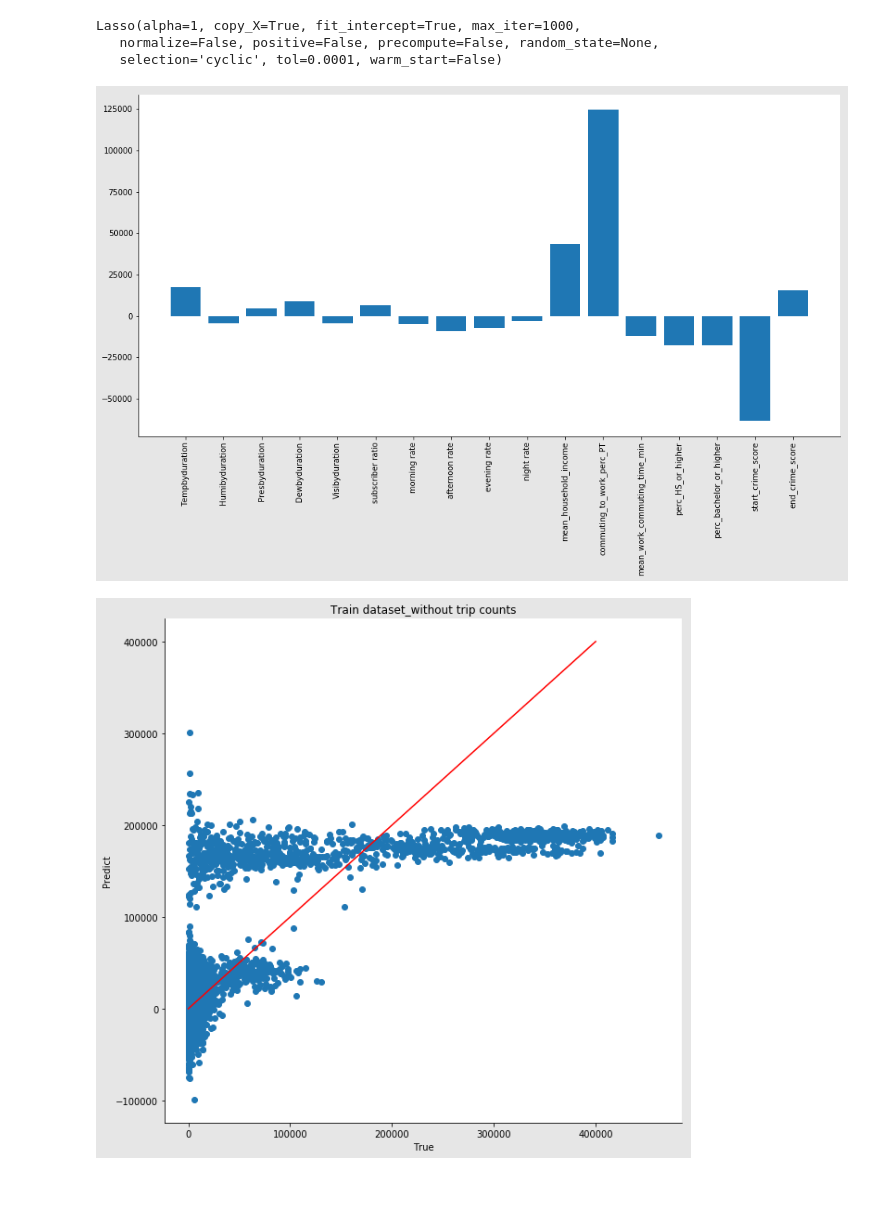
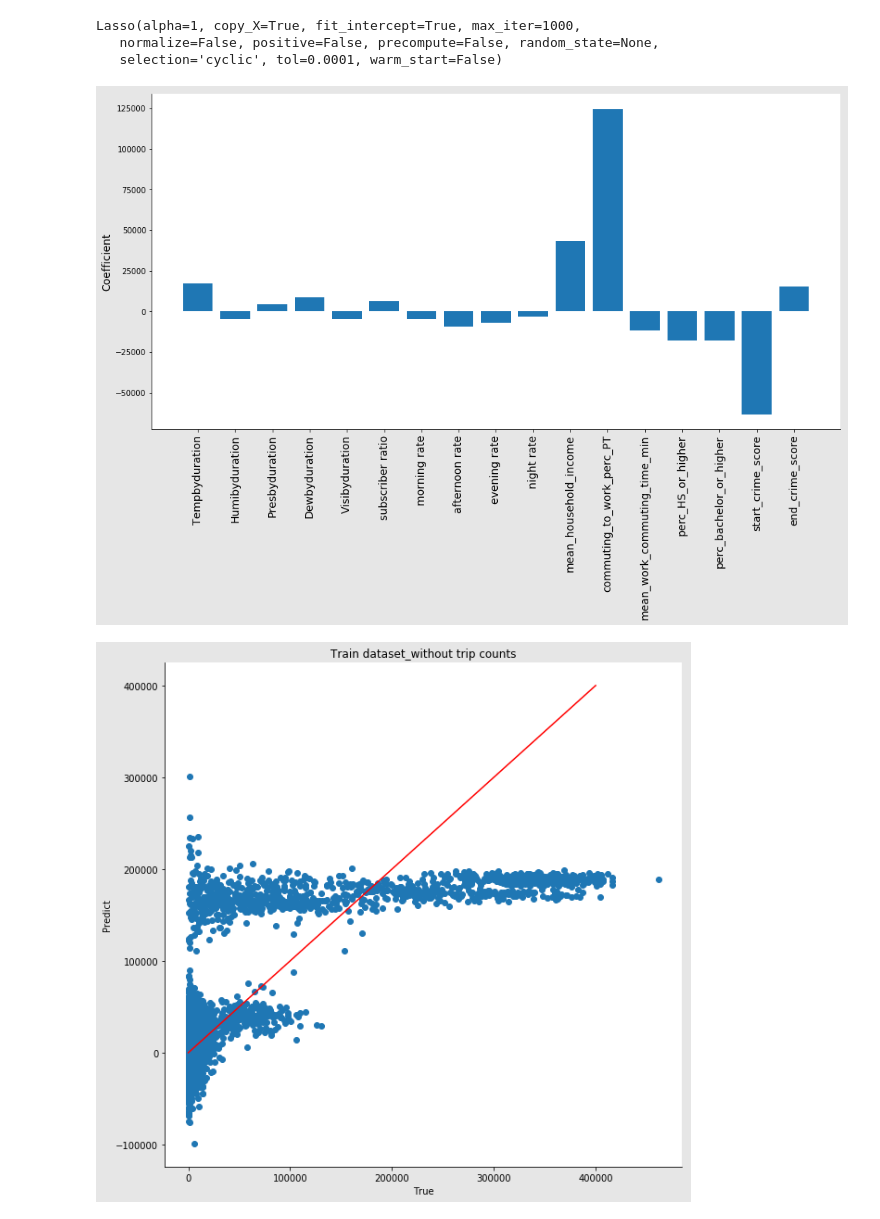
Before and after one commit to leon-lee-jl/MoBike, a Jupyter notebook: MoBike V1.0.ipynb, the cells around one changed output. Drawn from its saved outputs; the diff is of its cells as text; code cells hidden in the pictures; blank space fills up the shorter version.

```diff
--- a/MoBike V1.0.ipynb
+++ b/MoBike V1.0.ipynb
@@ -1061,6 +1060,9 @@ plt.show()
 [figure]
 # %% [markdown]
 *** Optimization - without trips count***
+# %%
+train_feature_notrip = train_feature.drop(['trips number'], axis=1)
+test_feature_notrip = test_feature.drop(['trips number'], axis=1)
 # %%
 #model = Lasso()
 #alpha_list = list(range(1,50))
@@ -1094,14 +1096,16 @@ error_ratio_test.append(compare_predict_test_opti_notc.abs_precent.median())
 # %%
 fig, ax = plt.subplots(figsize = [16,8], facecolor = [0.9,0.9,0.9])
 x_pos = np.arange(len(train_feature_notrip.columns)-1)
 
 plt.bar(x_pos, model.coef_[1:])
 plt.xticks(x_pos, train_feature_notrip.columns[1:], rotation='vertical')
+plt.xticks(x_pos, train_feature_notrip.columns[1:], rotation='vertical', fontsize='14')
+plt.ylabel('Coefficient',fontsize='14')
 ax.spines['right'].set_color('none')
 ax.spines['top'].set_color('none')
 plt.show()
 # %% [output]
-[figure, old version]
+[figure, new version]
 # %%
 fig, ax = plt.subplots(figsize = [10,10], facecolor = [0.9,0.9,0.9])
 
```
Also changed, not shown: parts of 7 cells of this notebook.
